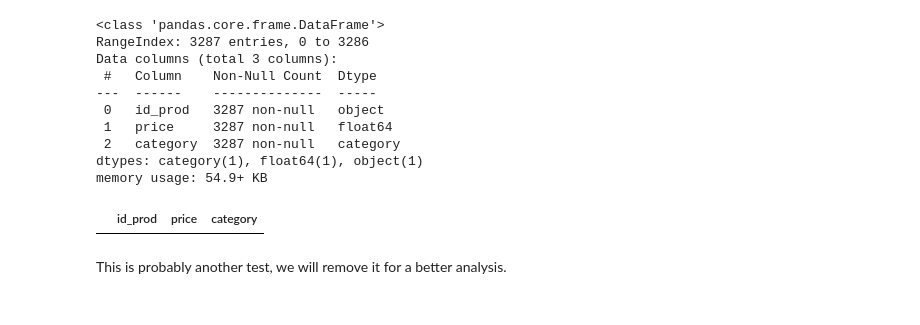
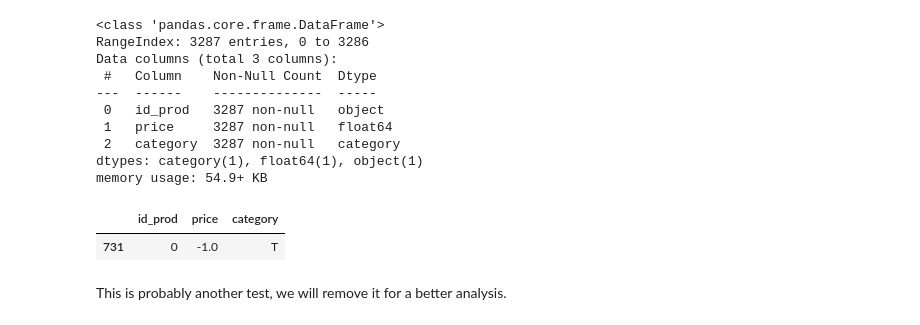
Before and after one commit to furawa/OC_data_analyst_projects, a Jupyter notebook: 02_analyze_company_sales/analyze_company_sales.ipynb, the cells around one changed output. Drawn from its saved outputs; the diff is of its cells as text; code cells hidden in the pictures.

```diff
--- a/02_analyze_company_sales/analyze_company_sales.ipynb
+++ b/02_analyze_company_sales/analyze_company_sales.ipynb
@@ -245,5 +245,5 @@ products_df["id_prod"], products_df["category"] = split_columns(products_clean,
 # %%
 # Turn the category into a category type
-products_clean.category = products_clean.category.astype("category")
+products_df.category = products_df.category.astype("category")
 # %%
 # Check if everything is correct
@@ -267,9 +267,10 @@ dtypes: category(1), float64(1), object(1)
 memory usage: 54.9+ KB
 # %%
 # Check the -1 price row
-products_clean.query("price == -1")
+products_df.query("price == -1")
 # %% [output]
 |  | id_prod | price | category |
+| 731 | 0 | -1.0 | T |
 # %% [markdown]
 This is probably another test, we will remove it for a better analysis.
 # %%
```
Also changed, not shown: parts of 35 cells of this notebook.
